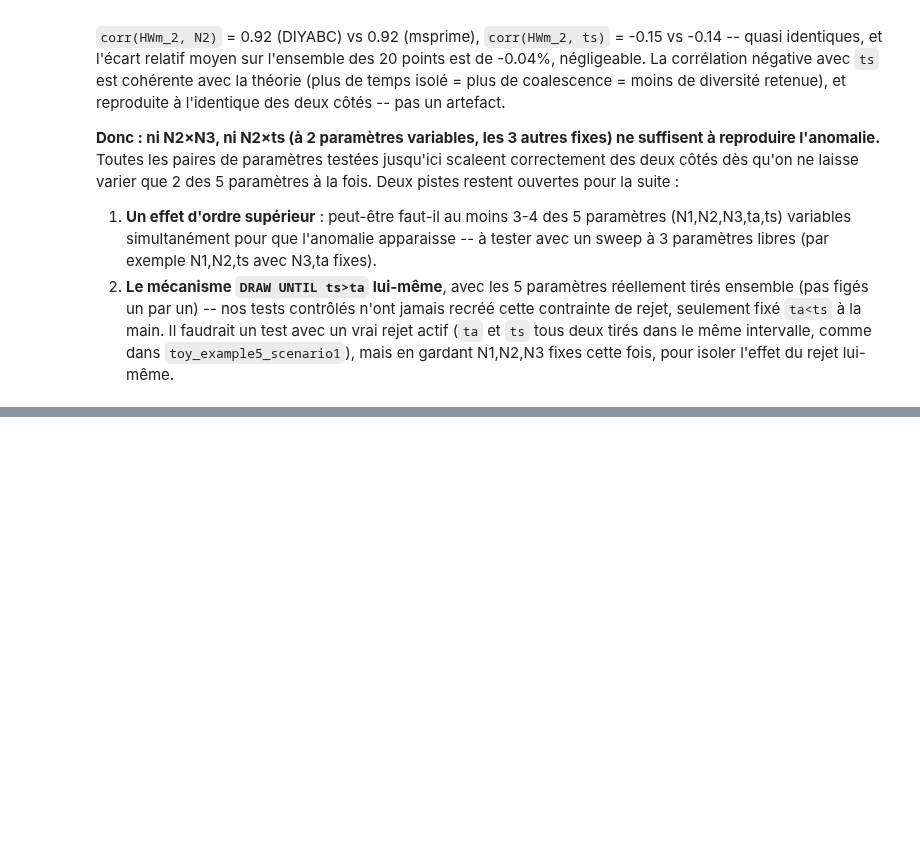
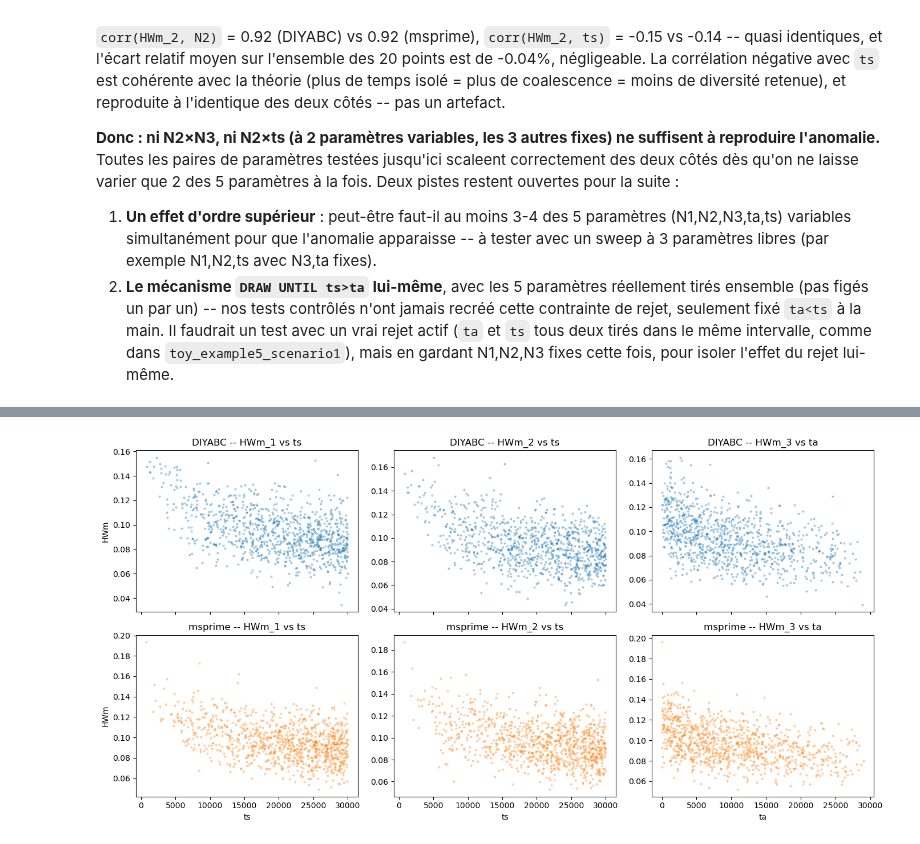
Before and after one commit to Guillaume-BR/diyabc_msprime_poc, a Jupyter notebook: notebook/correlation_N2_N3_HWm_anomaly.ipynb, the cells around one changed output, grey strips where cells are left out. Saved outputs shown, nothing was run; the diff lists cells and outputs as text; code cells hidden in the pictures; blank space fills up the shorter version.

```diff
--- a/notebook/correlation_N2_N3_HWm_anomaly.ipynb
+++ b/notebook/correlation_N2_N3_HWm_anomaly.ipynb
@@ -625,0 +824,14 @@ Même verdict que pour N2×N3 : sur 20 couples `(N2,ts)` tirés indépendamment
+# %%
+corr_rows_du = []
+for label, df in [("DIYABC", df_diy_du), ("msprime", df_msp_du)]:
+    for pop in ["1", "2", "3"]:
+        corr_rows_du.append(
+            {
+                "simulateur": label,
+                "pop": pop,
+                "corr(ta)": np.corrcoef(df[f"HWm_{pop}"], df.ta)[0, 1],
+                "corr(ts)": np.corrcoef(df[f"HWm_{pop}"], df.ts)[0, 1],
+            }
+        )
+df_corr_du = pd.DataFrame(corr_rows_du)
+df_corr_du
@@ -625,0 +846,18 @@ Même verdict que pour N2×N3 : sur 20 couples `(N2,ts)` tirés indépendamment
+# %%
+fig, axes = plt.subplots(2, 3, figsize=(14, 7), sharex="col")
+for col, (pop, t_col) in enumerate([("1", "ts"), ("2", "ts"), ("3", "ta")]):
+    axes[0, col].scatter(
+        df_diy_du[t_col], df_diy_du[f"HWm_{pop}"], s=4, alpha=0.3, color="C0"
+    )
+    axes[0, col].set_title(f"DIYABC -- HWm_{pop} vs {t_col}")
+    axes[1, col].scatter(
+        df_msp_du[t_col], df_msp_du[f"HWm_{pop}"], s=4, alpha=0.3, color="C1"
+    )
+    axes[1, col].set_title(f"msprime -- HWm_{pop} vs {t_col}")
+    axes[1, col].set_xlabel(t_col)
+for ax in axes[:, 0]:
+    ax.set_ylabel("HWm")
+plt.tight_layout()
+plt.show()
+# %% [output]
+[figure, added]
```
Also changed, not shown: parts of 15 cells of this notebook.
